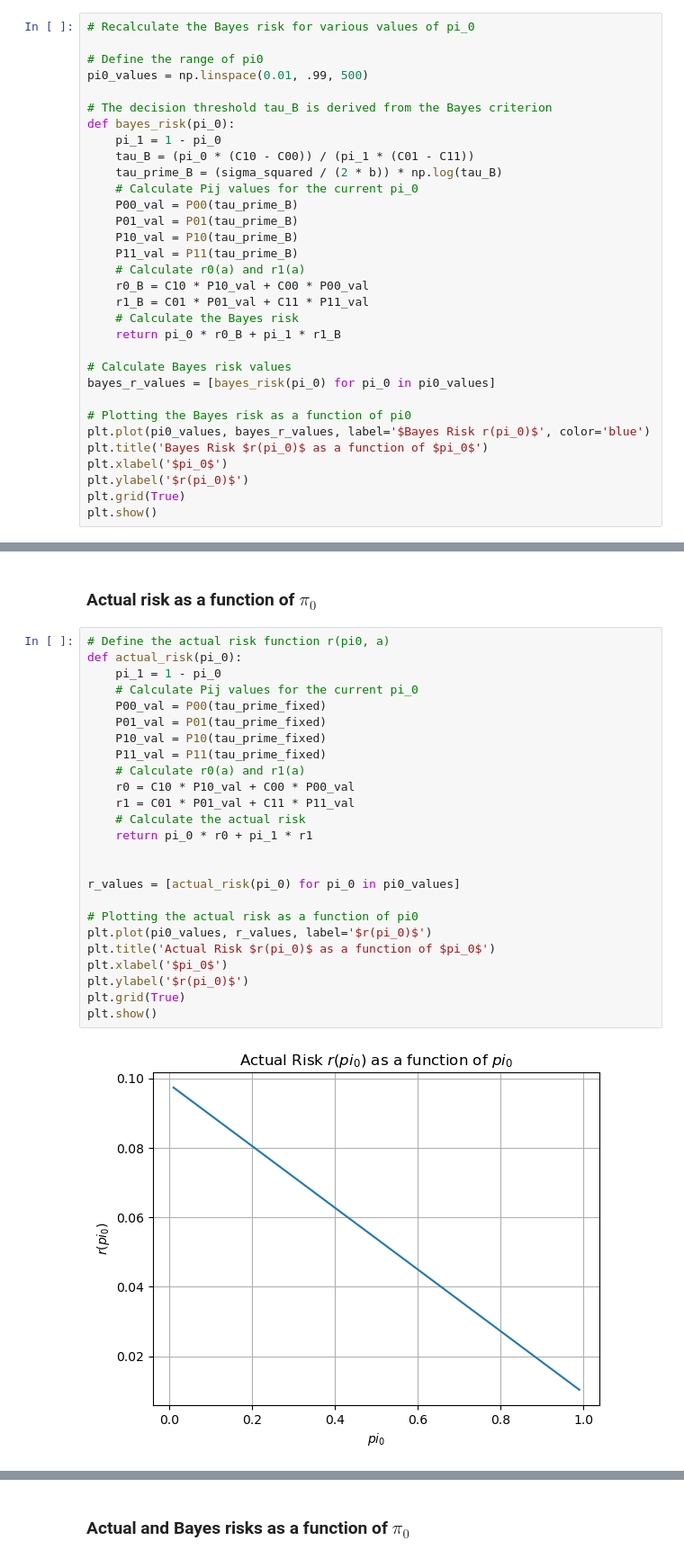
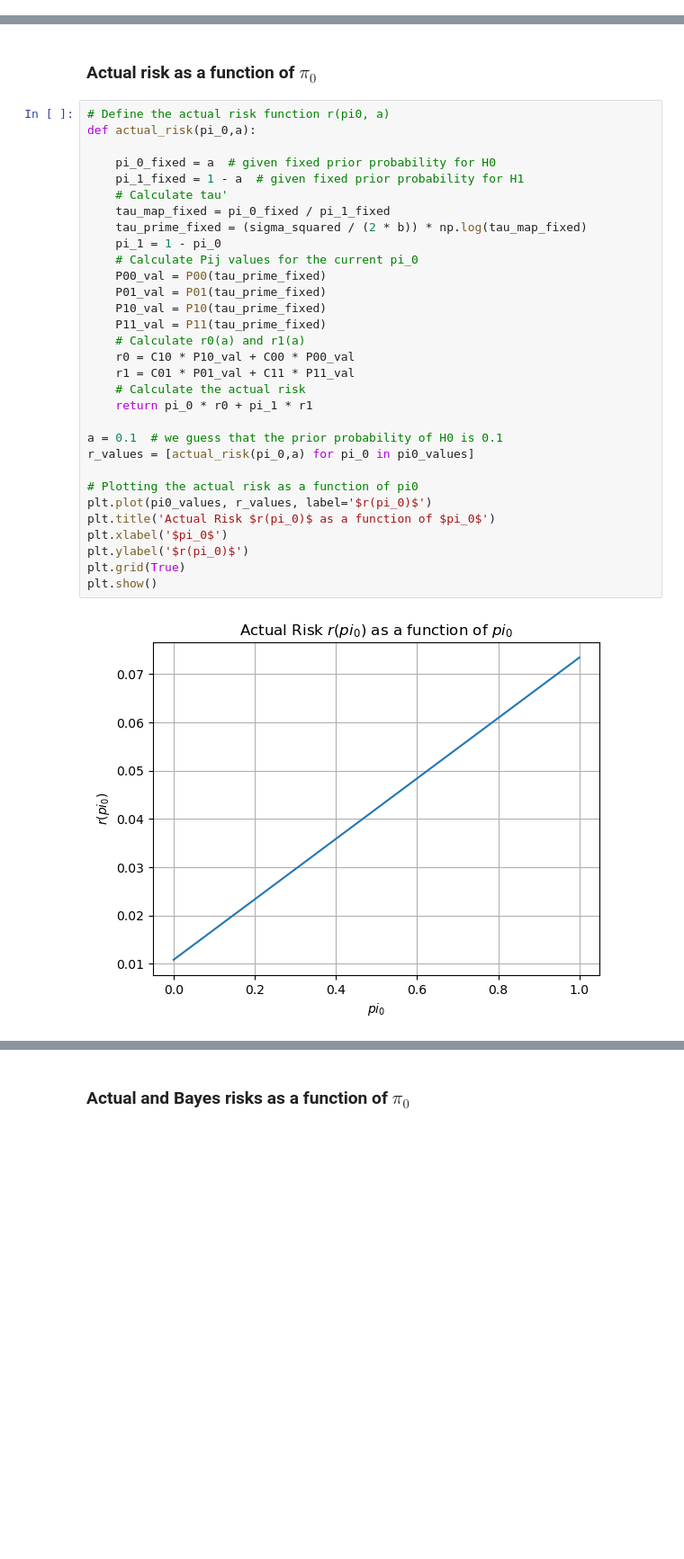
Before and after one commit to telecombook/book, a Jupyter notebook: _sources/c2_s9_minimax.ipynb, the cells around one changed output, grey strips where cells are left out. Shown: that part at 90% size. Cells and saved outputs as stored; diff of their text form; blank space fills up the shorter version.

```diff
--- a/_sources/c2_s9_minimax.ipynb
+++ b/_sources/c2_s9_minimax.ipynb
@@ -91,35 +121,3 @@ The Bayes risk at $ \pi_0 = a $ is shown in the following figure.
 In most cases, $ r $ is larger at intermediate values of $ \pi_0 $.
 
 Indeed, it is straightforward to show that $ r $ is a concave function in $ \pi_0 $.
-# %%
-# Recalculate the Bayes risk for various values of pi_0
-
-# Define the range of pi0
-pi0_values = np.linspace(0.01, .99, 500)
-
-# The decision threshold tau_B is derived from the Bayes criterion
-def bayes_risk(pi_0):
-    pi_1 = 1 - pi_0
-    tau_B = (pi_0 * (C10 - C00)) / (pi_1 * (C01 - C11))
-    tau_prime_B = (sigma_squared / (2 * b)) * np.log(tau_B)
-    # Calculate Pij values for the current pi_0
-    P00_val = P00(tau_prime_B)
-    P01_val = P01(tau_prime_B)
-    P10_val = P10(tau_prime_B)
-    P11_val = P11(tau_prime_B)
-    # Calculate r0(a) and r1(a)
-    r0_B = C10 * P10_val + C00 * P00_val
-    r1_B = C01 * P01_val + C11 * P11_val
-    # Calculate the Bayes risk
-    return pi_0 * r0_B + pi_1 * r1_B
-
-# Calculate Bayes risk values
-bayes_r_values = [bayes_risk(pi_0) for pi_0 in pi0_values]
-
-# Plotting the Bayes risk as a function of pi0
-plt.plot(pi0_values, bayes_r_values, label='$Bayes Risk r(pi_0)$', color='blue')
-plt.title('Bayes Risk $r(pi_0)$ as a function of $pi_0$')
-plt.xlabel('$pi_0$')
-plt.ylabel('$r(pi_0)$')
-plt.grid(True)
-plt.show()
@@ -129,28 +210,34 @@ plt.show()
 ### Actual risk as a function of $\pi_0$
 # %%
 # Define the actual risk function r(pi0, a)
-def actual_risk(pi_0):
+def actual_risk(pi_0,a):
+
+    pi_0_fixed = a  # given fixed prior probability for H0
+    pi_1_fixed = 1 - a  # given fixed prior probability for H1
+    # Calculate tau'
+    tau_map_fixed = pi_0_fixed / pi_1_fixed
+    tau_prime_fixed = (sigma_squared / (2 * b)) * np.log(tau_map_fixed)
     pi_1 = 1 - pi_0
     # Calculate Pij values for the current pi_0
     P00_val = P00(tau_prime_fixed)
     P01_val = P01(tau_prime_fixed)
     P10_val = P10(tau_prime_fixed)
     P11_val = P11(tau_prime_fixed)
     # Calculate r0(a) and r1(a)
     r0 = C10 * P10_val + C00 * P00_val
     r1 = C01 * P01_val + C11 * P11_val
     # Calculate the actual risk
     return pi_0 * r0 + pi_1 * r1
 
-
-r_values = [actual_risk(pi_0) for pi_0 in pi0_values]
+a = 0.1  # we guess that the prior probability of H0 is 0.1
+r_values = [actual_risk(pi_0,a) for pi_0 in pi0_values]
 
 # Plotting the actual risk as a function of pi0
 plt.plot(pi0_values, r_values, label='$r(pi_0)$')
 plt.title('Actual Risk $r(pi_0)$ as a function of $pi_0$')
 plt.xlabel('$pi_0$')
 plt.ylabel('$r(pi_0)$')
 plt.grid(True)
 plt.show()
 # %% [output]
-[figure, old version]
+[figure, new version]
```
Also changed, not shown: parts of 20 cells of this notebook, 36 other files.
